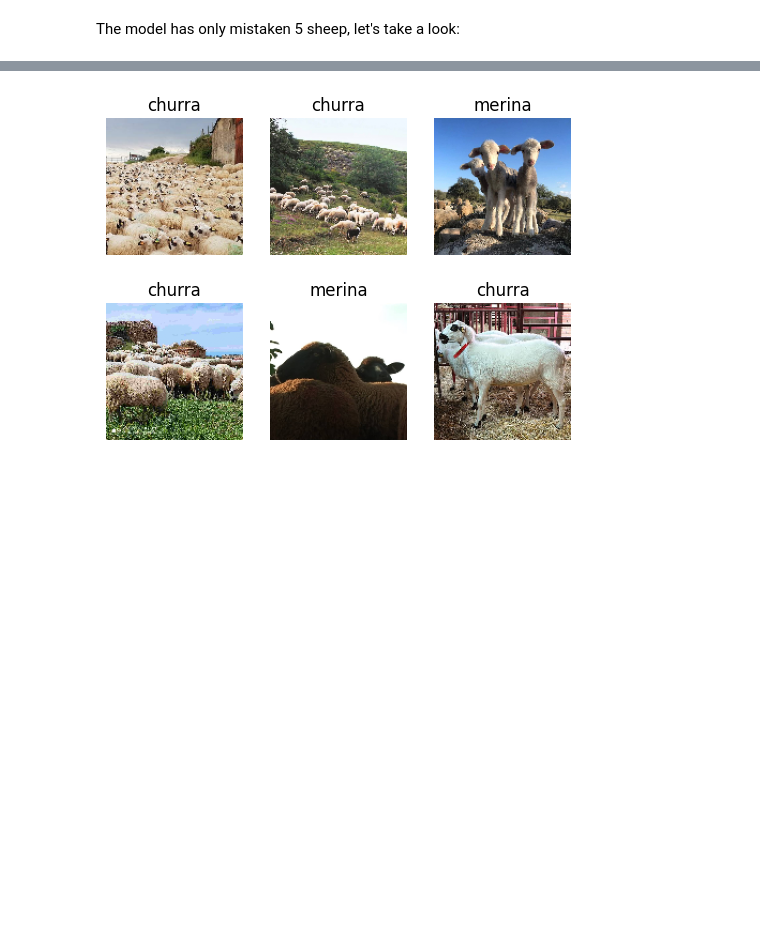
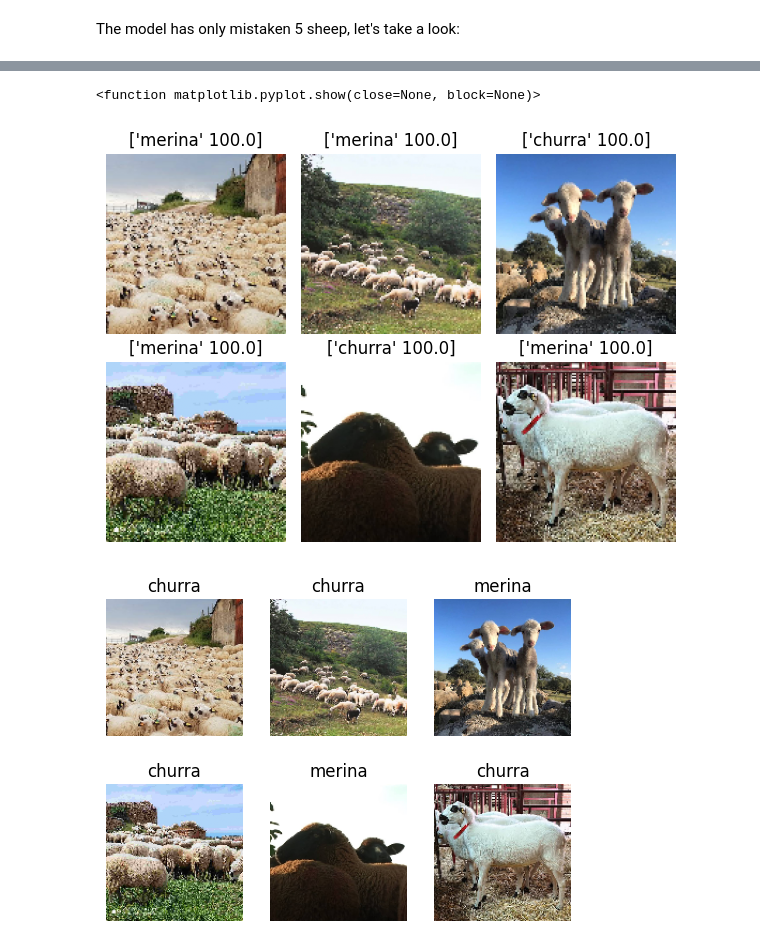
Before and after one commit to njisly/churrasymerinas, a Jupyter notebook: results_notebook/results.ipynb, the cells around one changed output, grey strips where cells are left out. Saved outputs shown, nothing was run; the diff lists cells and outputs as text; code cells hidden in the pictures; blank space fills up the shorter version.

```diff
--- a/results_notebook/results.ipynb
+++ b/results_notebook/results.ipynb
@@ -289,3 +315,10 @@ errores
+# %%
+show_images_batch(X_test[indices], names= errores[["pred", "confianza"]].values, n_cols=3)
+plt.tight_layout()
+plt.show
+# %% [output]
+<function matplotlib.pyplot.show(close=None, block=None)>
+[figure, added]
 # %%
 show_images_batch(X_test[indices], names=y_test[indices], n_cols=3)
 # %% [output]
```
Also changed, not shown: parts of 26 cells of this notebook.
